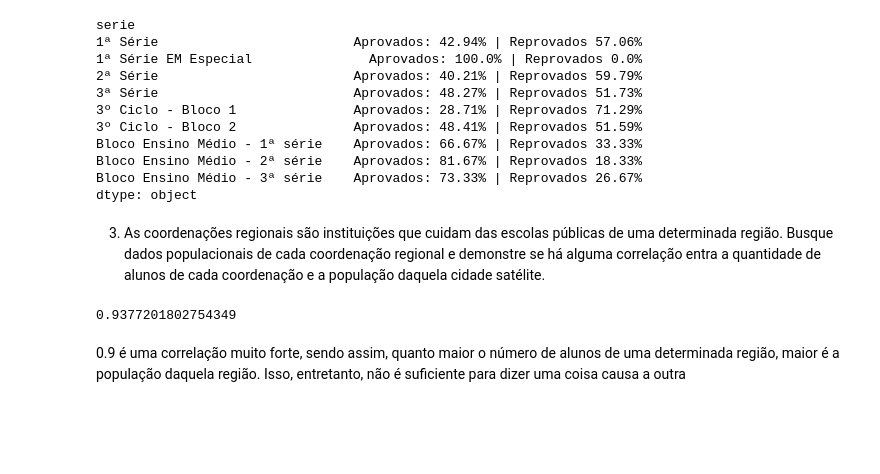
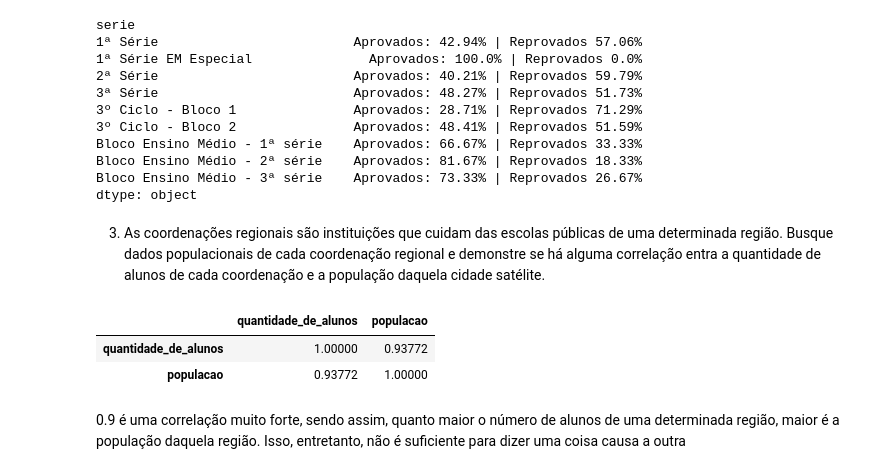
Before and after one commit to k3lvin-os/trabalho_pandas_qads, a Jupyter notebook: trabalho_pandas_qads.ipynb, the cells around one changed output. Saved outputs shown, nothing was run; the diff lists cells and outputs as text; code cells hidden in the pictures; blank space fills up the shorter version.

```diff
--- a/trabalho_pandas_qads.ipynb
+++ b/trabalho_pandas_qads.ipynb
@@ -172,8 +172,10 @@ def get_int(a_string):
 # %%
 regioes_df["populacao"] = regioes_df.coordenacao_regional.apply(lambda x: get_int(populacao_por_regiao_df.loc[x, "População"]))
 # %%
-regioes_df.quantidade_de_alunos.corr(regioes_df.populacao)
+regioes_df.corr()
 # %% [output]
-0.9377201802754349
+|  | quantidade_de_alunos | populacao |
+| quantidade_de_alunos | 1.00000 | 0.93772 |
+| populacao | 0.93772 | 1.00000 |
 # %% [markdown]
 0.9 é uma correlação muito forte, sendo assim, quanto maior o número de alunos de uma determinada região, maior é a população daquela região. Isso, entretanto, não é suficiente para dizer uma coisa causa a outra
```
Also changed, not shown: parts of 1 cell of this notebook.
